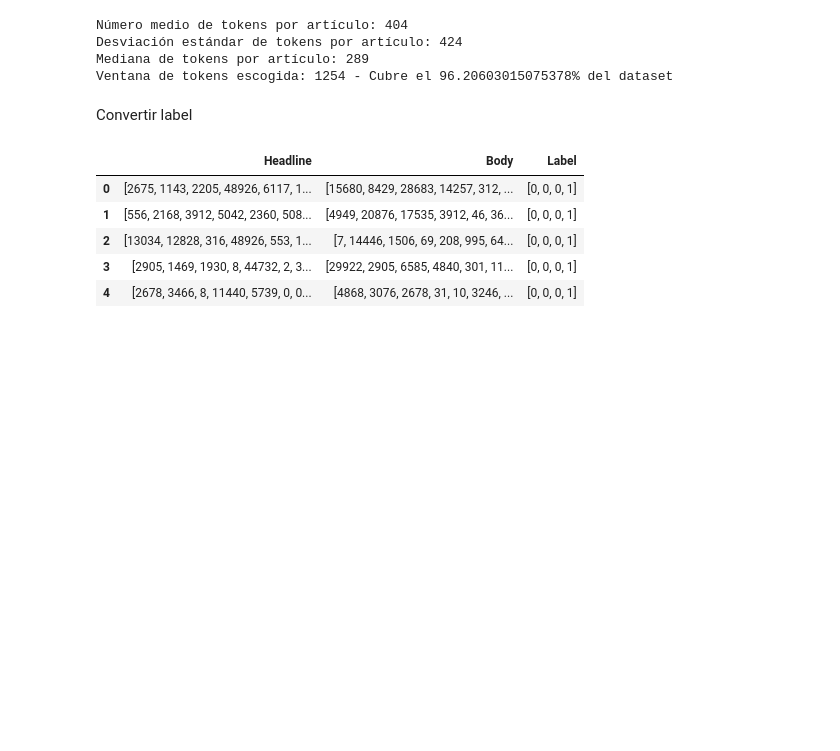
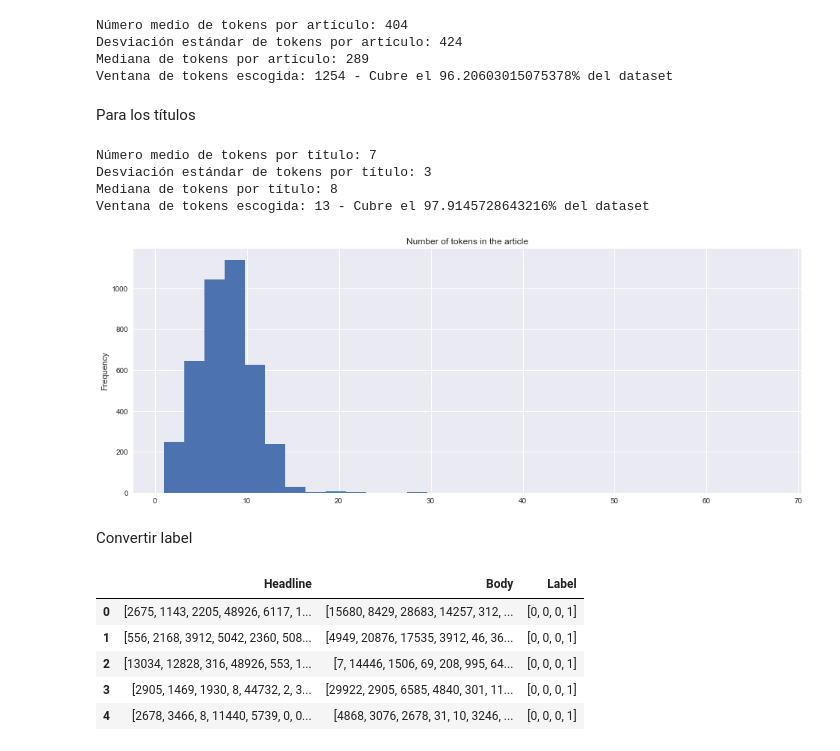
Before and after one commit to AIRLegend/fakenews, a Jupyter notebook: notebooks/Processing_test_dataset.ipynb, the cells around one changed output. Cells and saved outputs as stored; diff of their text form; code cells hidden in the pictures; blank space fills up the shorter version.

```diff
--- a/notebooks/Processing_test_dataset.ipynb
+++ b/notebooks/Processing_test_dataset.ipynb
@@ -122,6 +124,32 @@ Número medio de tokens por artículo: 404
 Desviación estándar de tokens por artículo: 424
 Mediana de tokens por artículo: 289
 Ventana de tokens escogida: 1254 - Cubre el 96.20603015075378% del dataset
+# %% [markdown]
+Para los títulos
+# %%
+# Longitud en tokens de cada noticia
+tokens_numbers = df.apply(lambda row: len(row['Headline']), axis = 1)
+
+fig, ax = plt.subplots(1,1, figsize=(16,6))
+tokens_numbers.plot.hist(title="Number of tokens in the article", bins = 30, ax=ax)
+
+print("Número medio de tokens por título: {}".format(int(np.mean(tokens_numbers))))
+print("Desviación estándar de tokens por título: {}".format(int(np.std(tokens_numbers))))
+print("Mediana de tokens por título: {}".format(int(np.median(tokens_numbers))))
+
+max_tokens = np.mean(tokens_numbers) + 2 * np.std(tokens_numbers)
+max_tokens = int(max_tokens)
+
+n_tokens = max_tokens
+
+percent_tokens = tokens_numbers[tokens_numbers <= max_tokens].count() / tokens_numbers.count()
+print("Ventana de tokens escogida: {} - Cubre el {}% del dataset".format(max_tokens, percent_tokens*100))
+# %% [output]
+Número medio de tokens por título: 7
+Desviación estándar de tokens por título: 3
+Mediana de tokens por título: 8
+Ventana de tokens escogida: 13 - Cubre el 97.9145728643216% del dataset
+[figure, added]
 # %%
 df['Headline'] = df.apply(lambda r: pad_array(r['Headline'], MAX_LEN_TITLE) , axis=1)
 df['Body'] = df.apply(lambda r: pad_array(r['Body'], MAX_LEN_CONTENT) , axis=1)
```
Also changed, not shown: parts of 3 cells of this notebook, 2 other files.
